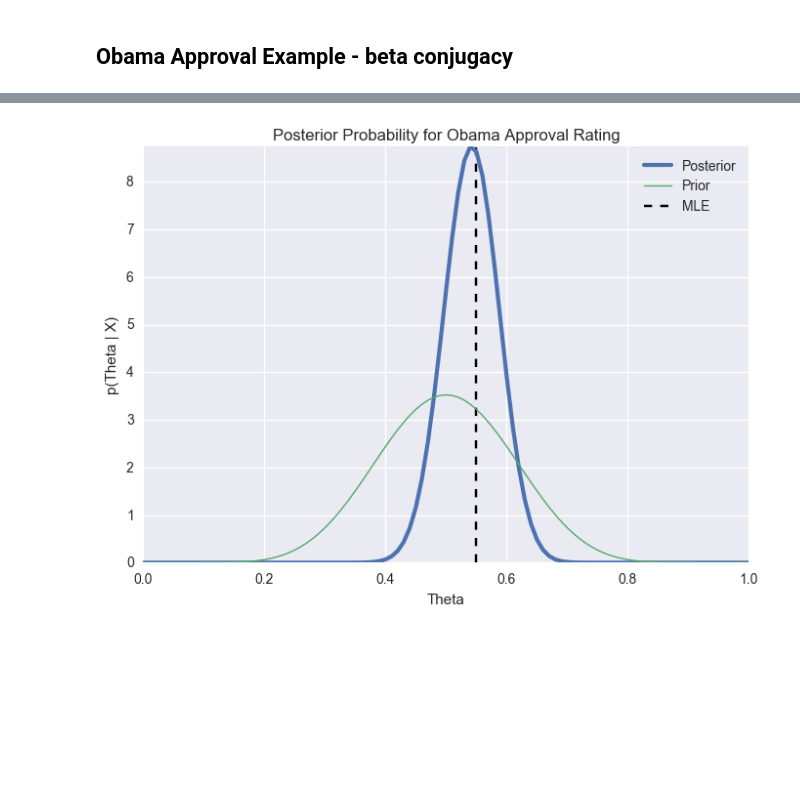
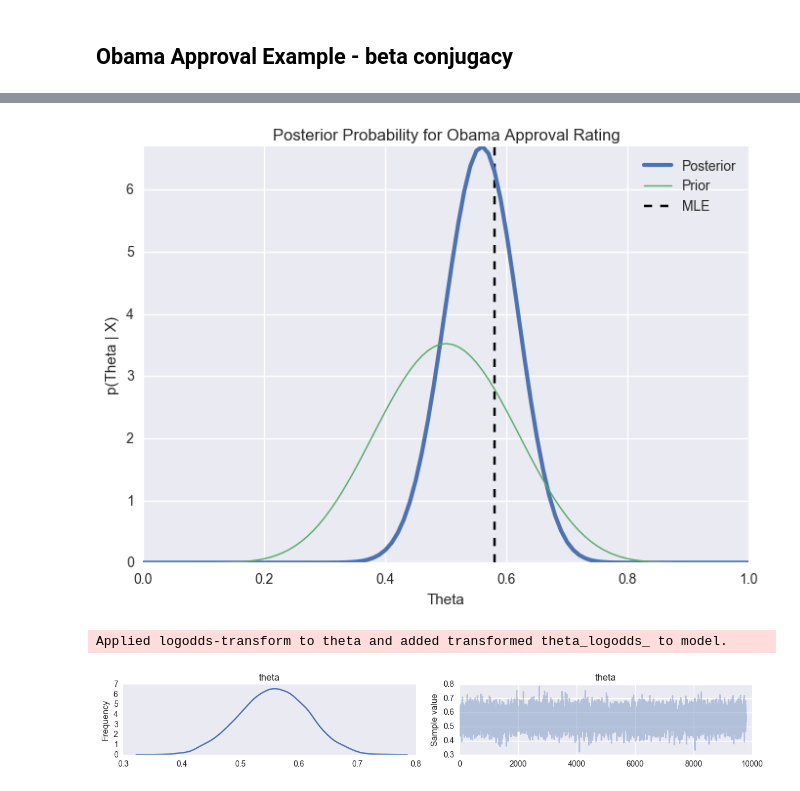
Before and after one commit to profjsb/python-seminar, a Jupyter notebook: DataFiles_and_Notebooks/10_MCMC_and_Symbolic/beta_conjugate_example.ipynb, the cells around one changed output, grey strips where cells are left out. Drawn from its saved outputs; the diff is of its cells as text; code cells hidden in the pictures; blank space fills up the shorter version.

Commit message:
Update lecture and Obama approval example

```diff
--- a/DataFiles_and_Notebooks/10_MCMC_and_Symbolic/beta_conjugate_example.ipynb
+++ b/DataFiles_and_Notebooks/10_MCMC_and_Symbolic/beta_conjugate_example.ipynb
@@ -7,8 +7,8 @@ import matplotlib.pyplot as plt
 %matplotlib inline
 import seaborn as sns
 
-n = 100
-X = 55
+n = 50
+n_approve = 29
 alpha = 10
 beta = 10
 
@@ -25,15 +25,16 @@ plt.title("Prior Probability for Obama Approval Rating");
 # %%
-alpha_post = alpha + X
-beta_post = n - X + beta
+alpha_post = alpha + n_approve
+beta_post = n - n_approve + beta
 post_theta = stats.beta(alpha_post, beta_post).pdf(x_theta)
 
-plt.plot(x_theta, post_theta, linewidth=3., label='Posterior')
-plt.plot(x_theta, p_theta, linewidth=1., label='Prior')
-plt.ylim([0, max(post_theta)])
-plt.xlabel("Theta")
-plt.ylabel("p(Theta | X)")
-plt.title("Posterior Probability for Obama Approval Rating")
-plt.vlines(x=X / n, ymin=0, ymax=max(post_theta), linestyle='--', label="MLE")
-plt.legend();
+fig, ax = plt.subplots()
+ax.plot(x_theta, post_theta, linewidth=3., label='Posterior')
+ax.plot(x_theta, p_theta, linewidth=1., label='Prior')
+ax.set_ylim([0, max(post_theta)])
+ax.set_xlabel("Theta")
+ax.set_ylabel("p(Theta | X)")
+ax.set_title("Posterior Probability for Obama Approval Rating")
+ax.vlines(x=n_approve / n, ymin=0, ymax=max(post_theta), linestyle='--', label="MLE")
+ax.legend();
 # %% [output]
-[figure, old version]
+[figure, new version]
@@ -41,0 +41,12 @@ import pymc3 as pm
+# %%
+import pymc3 as pm
+
+with pm.Model() as model:
+    theta = pm.Beta('theta', alpha, beta)
+#    theta = pm.Normal('theta', 0.5, 1.0)
+#    theta = pm.Uniform('theta', 0, 1)
+#    theta = pm.Uniform('theta', 0, 0.5)
+
+    X = pm.Binomial('X', n, theta, observed=n_approve)
+# %% [output]
+Applied logodds-transform to theta and added transformed theta_logodds_ to model.
@@ -41,0 +57,4 @@ import pymc3 as pm
+# %%
+pm.traceplot(trace[1000:][::5]);
+# %% [output]
+[figure, added]
```
Also changed, not shown: parts of 4 cells of this notebook, 1 other file.
